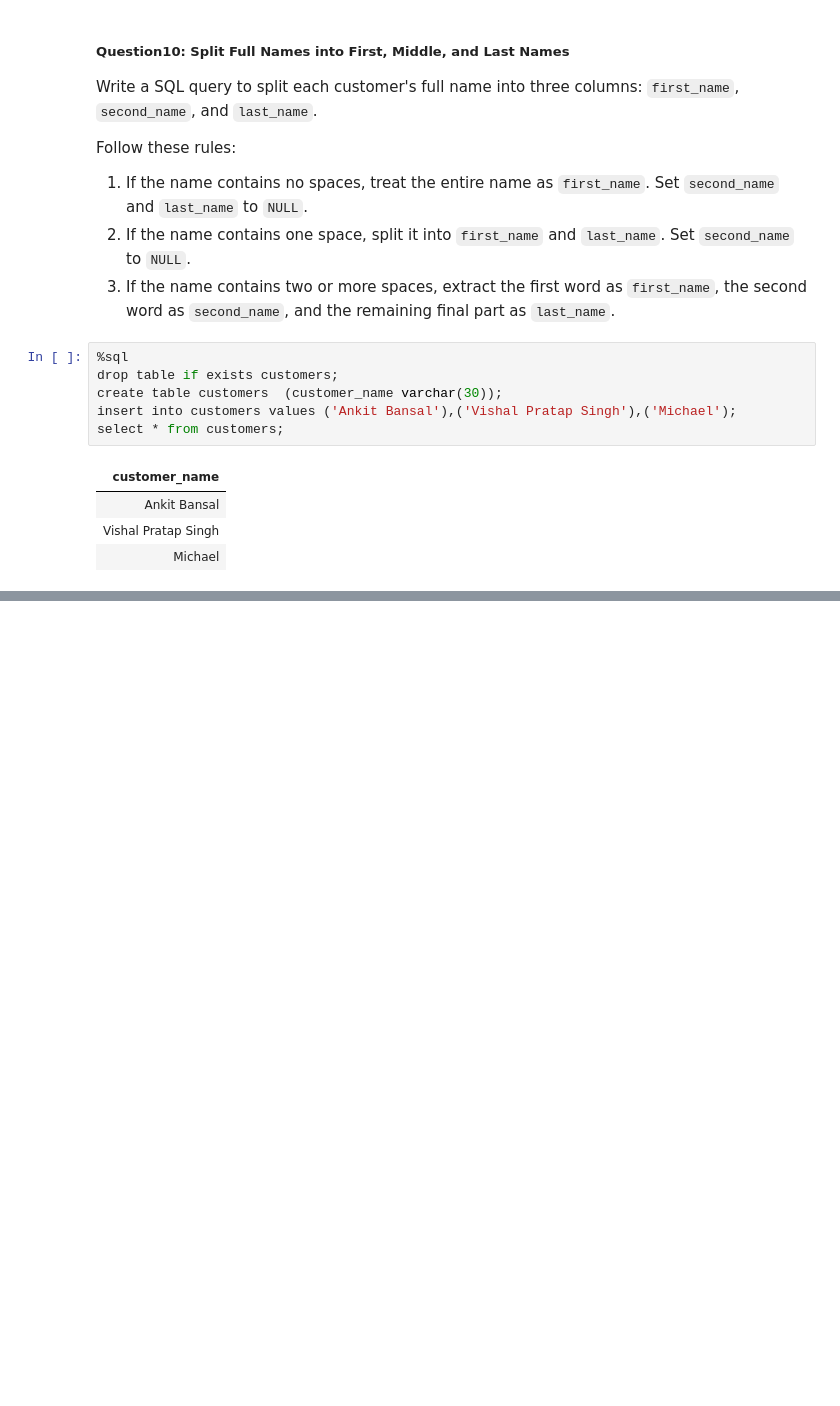
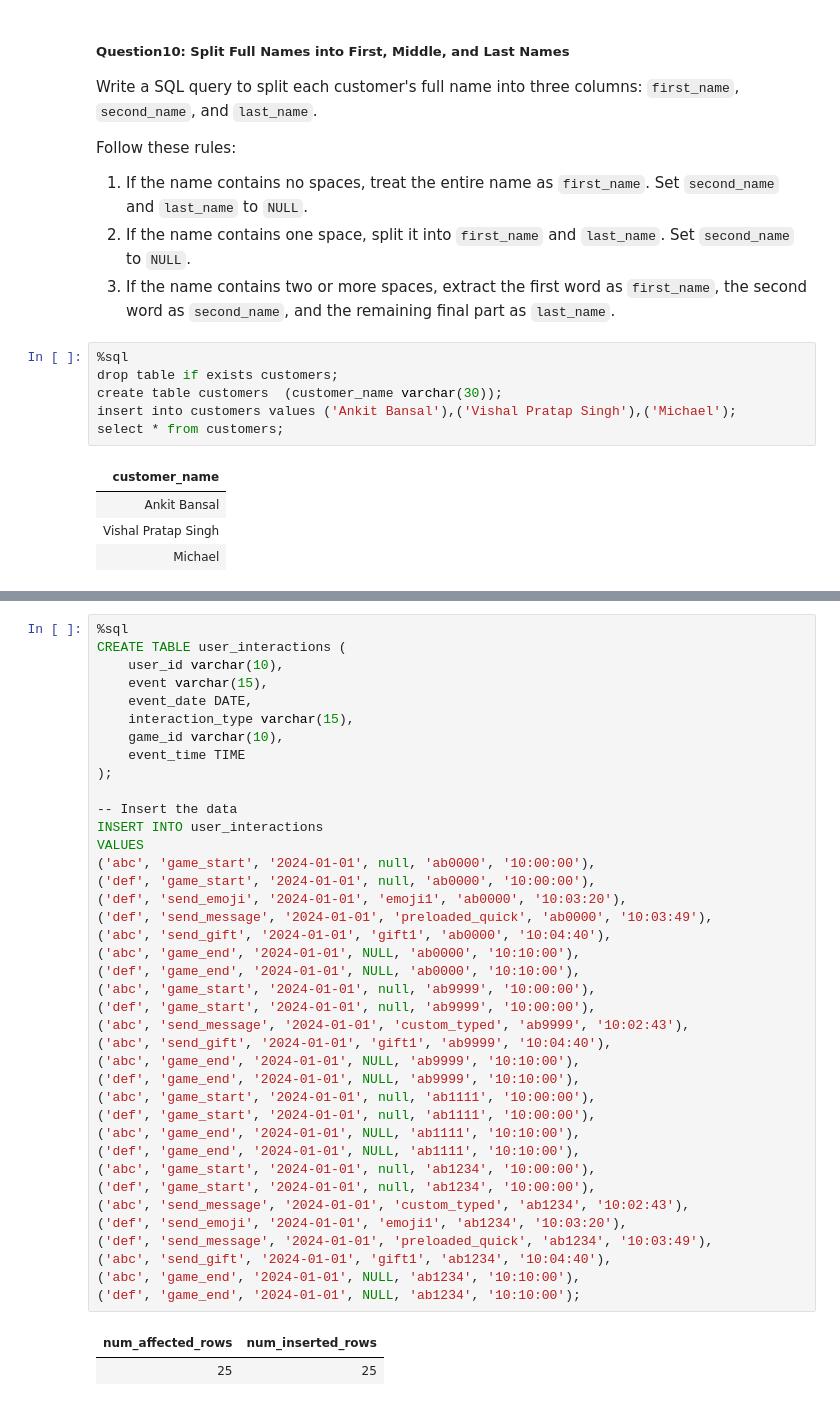
Before and after one commit to Rupam-1/SQL-Pyspark-practise_youtube, a Jupyter notebook: 06. SQL - Part4.ipynb, the cells around one changed output, grey strips where cells are left out. Cells and saved outputs as stored; diff of their text form; blank space fills up the shorter version.

```diff
--- a/06. SQL - Part4.ipynb
+++ b/06. SQL - Part4.ipynb
@@ -900,0 +908,42 @@ from cte
+# %%
+%sql
+CREATE TABLE user_interactions (
+    user_id varchar(10),
+    event varchar(15),
+    event_date DATE,
+    interaction_type varchar(15),
+    game_id varchar(10),
+    event_time TIME
+);
+
+-- Insert the data
+INSERT INTO user_interactions
+VALUES
+('abc', 'game_start', '2024-01-01', null, 'ab0000', '10:00:00'),
+('def', 'game_start', '2024-01-01', null, 'ab0000', '10:00:00'),
+('def', 'send_emoji', '2024-01-01', 'emoji1', 'ab0000', '10:03:20'),
+('def', 'send_message', '2024-01-01', 'preloaded_quick', 'ab0000', '10:03:49'),
+('abc', 'send_gift', '2024-01-01', 'gift1', 'ab0000', '10:04:40'),
+('abc', 'game_end', '2024-01-01', NULL, 'ab0000', '10:10:00'),
+('def', 'game_end', '2024-01-01', NULL, 'ab0000', '10:10:00'),
+('abc', 'game_start', '2024-01-01', null, 'ab9999', '10:00:00'),
+('def', 'game_start', '2024-01-01', null, 'ab9999', '10:00:00'),
+('abc', 'send_message', '2024-01-01', 'custom_typed', 'ab9999', '10:02:43'),
+('abc', 'send_gift', '2024-01-01', 'gift1', 'ab9999', '10:04:40'),
+('abc', 'game_end', '2024-01-01', NULL, 'ab9999', '10:10:00'),
+('def', 'game_end', '2024-01-01', NULL, 'ab9999', '10:10:00'),
+('abc', 'game_start', '2024-01-01', null, 'ab1111', '10:00:00'),
+('def', 'game_start', '2024-01-01', null, 'ab1111', '10:00:00'),
+('abc', 'game_end', '2024-01-01', NULL, 'ab1111', '10:10:00'),
+('def', 'game_end', '2024-01-01', NULL, 'ab1111', '10:10:00'),
+('abc', 'game_start', '2024-01-01', null, 'ab1234', '10:00:00'),
+('def', 'game_start', '2024-01-01', null, 'ab1234', '10:00:00'),
+('abc', 'send_message', '2024-01-01', 'custom_typed', 'ab1234', '10:02:43'),
+('def', 'send_emoji', '2024-01-01', 'emoji1', 'ab1234', '10:03:20'),
+('def', 'send_message', '2024-01-01', 'preloaded_quick', 'ab1234', '10:03:49'),
+('abc', 'send_gift', '2024-01-01', 'gift1', 'ab1234', '10:04:40'),
+('abc', 'game_end', '2024-01-01', NULL, 'ab1234', '10:10:00'),
+('def', 'game_end', '2024-01-01', NULL, 'ab1234', '10:10:00');
+# %% [output]
+| num_affected_rows | num_inserted_rows |
+| 25 | 25 |
```
Also changed, not shown: parts of 3 cells of this notebook.
